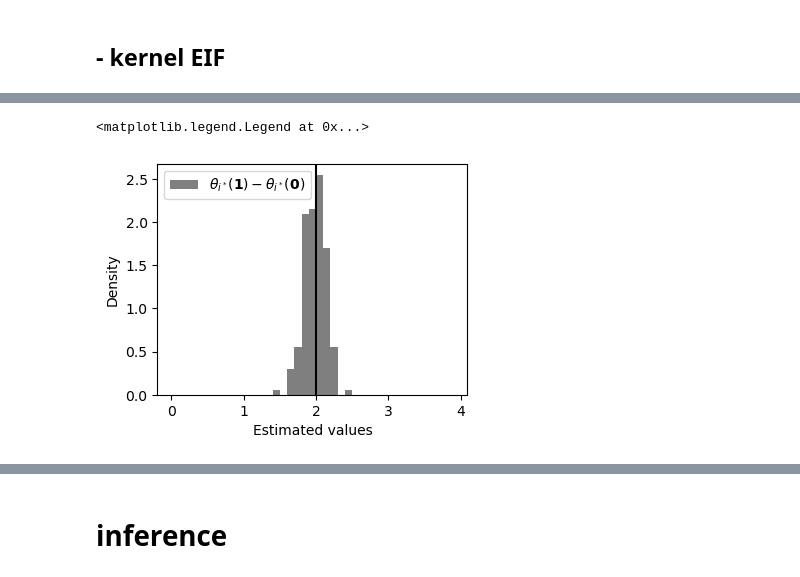
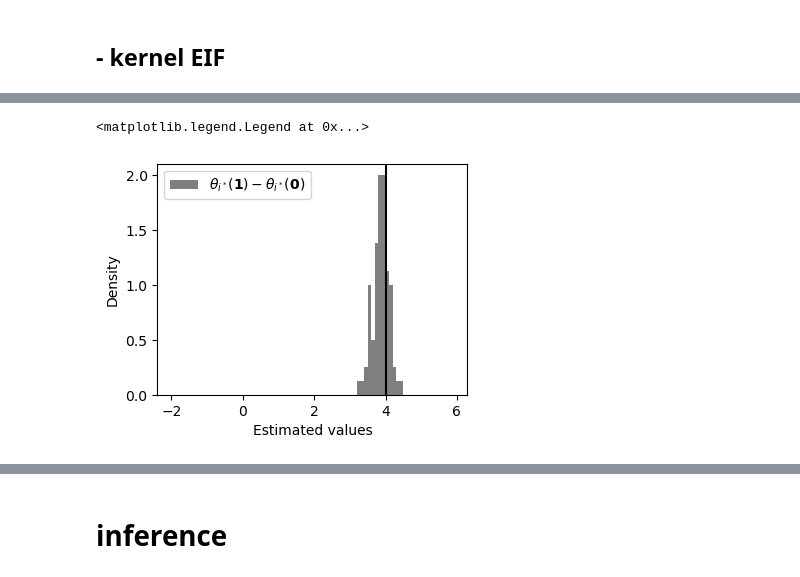
Before and after one commit to HeejongBong/KECENI, a Jupyter notebook: example/Section_5_1/03_rep_keceni.ipynb, the cells around one changed output, grey strips where cells are left out. Saved outputs shown, nothing was run; the diff lists cells and outputs as text; code cells hidden in the pictures.

```diff
--- a/example/Section_5_1/03_rep_keceni.ipynb
+++ b/example/Section_5_1/03_rep_keceni.ipynb
@@ -63,7 +63,7 @@ T1s[G.N1(i0)], T2s[G.N1(i0)]
 # %% [markdown]
 # groundtruth
 # %%
-YTR_1, YTR_0 = (1, -1)
+YTR_1, YTR_0 = (2, -2)
 YTR_d = YTR_1 - YTR_0
 # %%
 YTR_0, YTR_1, YTR_d
@@ -143,13 +143,13 @@ plt.xlabel('Estimated values'); plt.ylabel('Density'); plt.legend()
 # %%
 fig = plt.figure(figsize=(4,3))
 plt.hist(YDRs_d, color='black', alpha=0.5,
-         density=True, bins=np.arange(0,4,0.1),
+         density=True, bins=np.arange(-2,6,0.1),
          label=r'$\theta_{i^*}(\mathbf{1}) - \theta_{i^*}(\mathbf{0})$')
 plt.axvline(YTR_d, color='black')
 plt.xlabel('Estimated values'); plt.ylabel('Density'); plt.legend()
 # %% [output]
 <matplotlib.legend.Legend at 0x...>
-[figure, old version]
+[figure, new version]
 # %%
 fig = plt.figure(figsize=(4,3)); ax=plt.gca()
 stats.probplot(YDRs_1, dist="norm", plot=ax)
```
Also changed, not shown: parts of 21 cells of this notebook, 2 other files.
